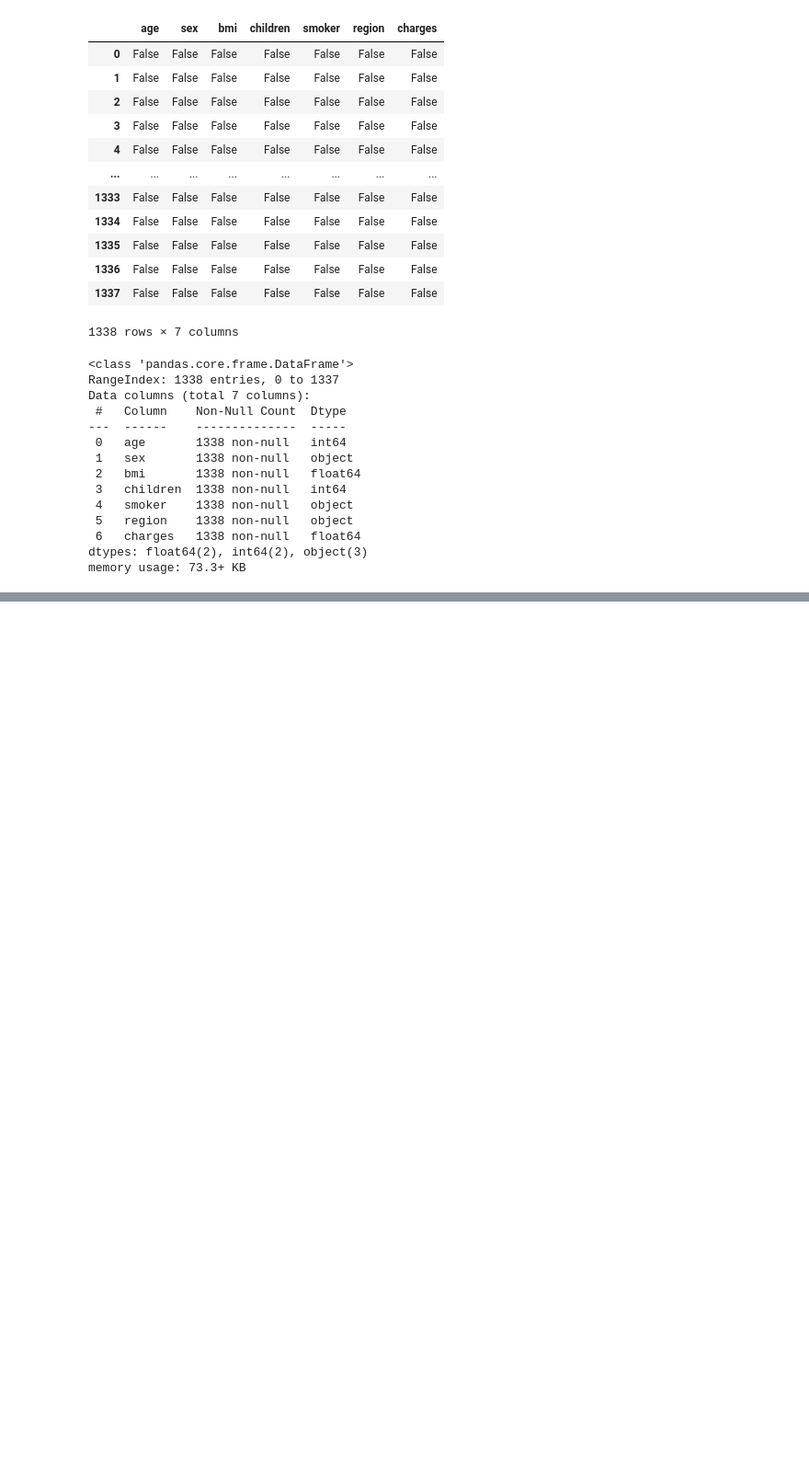
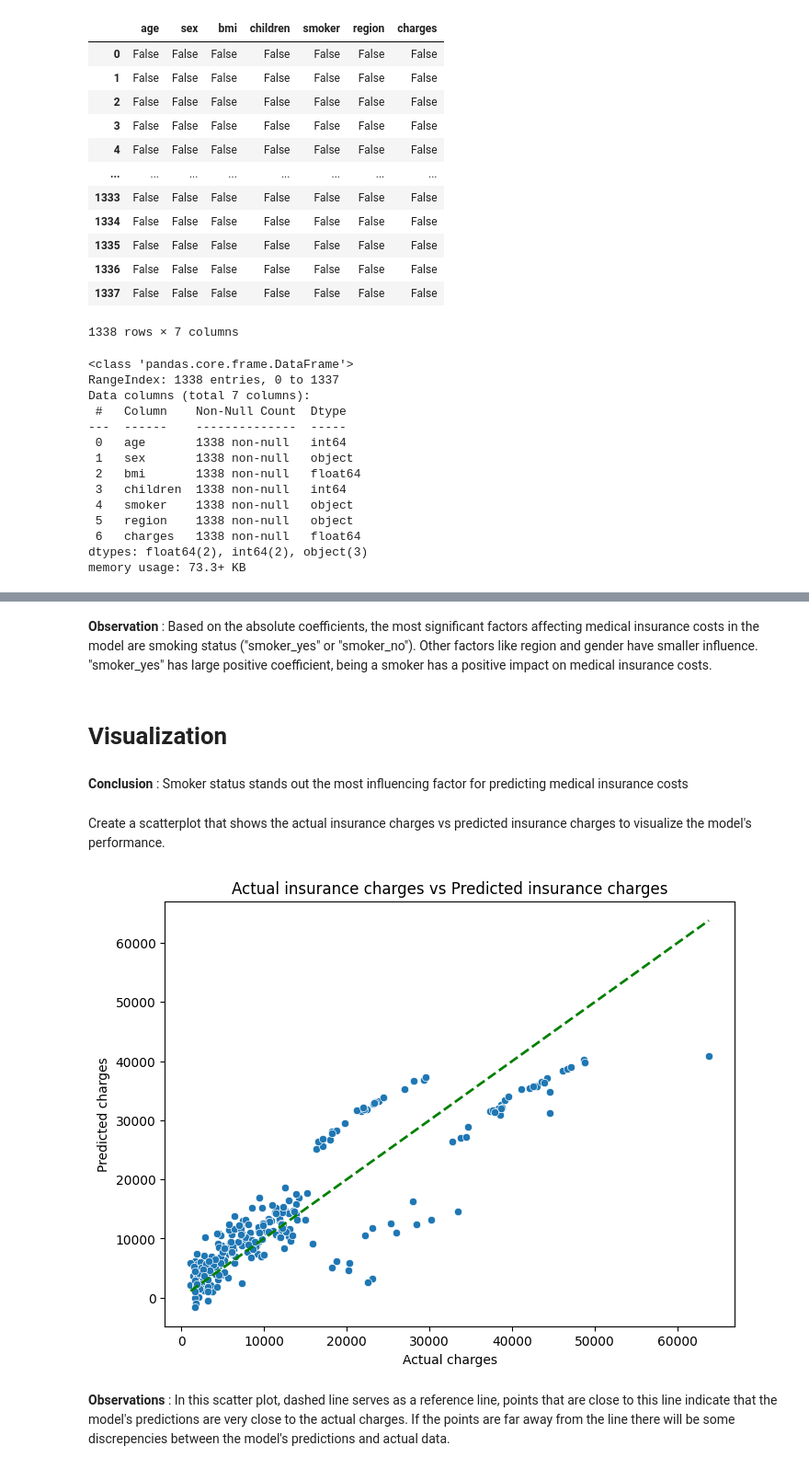
Before and after one commit to badrinarayanan02/machine_learning, a Jupyter notebook: 2348507_lab6.ipynb, the cells around one changed output, grey strips where cells are left out. Shown: that part at 92% size. Cells and saved outputs as stored; diff of their text form; code cells hidden in the pictures; blank space fills up the shorter version.

Commit message:
Linear regression model to predict the medical insurance costs

```diff
--- a/2348507_lab6.ipynb
+++ b/2348507_lab6.ipynb
@@ -90,0 +70,3 @@ df
+# %%
+X = df_encoded.drop('charges',axis=1)
+y = df_encoded['charges']
@@ -90,0 +75,2 @@ df
+# %%
+X_train,X_test,y_train,y_test = train_test_split(X,y,test_size=0.2,random_state=42)
@@ -90,0 +79,3 @@ df
+# %%
+model = LinearRegression()
+model.fit(X_train,y_train)
@@ -90,0 +86,3 @@ df
+# %%
+y_pred = model.predict(X_test)
+y_pred
@@ -90,0 +169,21 @@ df
+# %% [markdown]
+**Observation** : Based on the absolute coefficients, the most significant factors affecting medical insurance costs in the model are smoking status ("smoker_yes" or "smoker_no"). Other factors like region and gender have smaller influence.
+"smoker_yes" has large positive coefficient, being a smoker has a positive impact on medical insurance costs.
+# %% [markdown]
+# Visualization
+# %% [markdown]
+**Conclusion** : Smoker status stands out the most influencing factor for predicting medical insurance costs
+# %% [markdown]
+ Create a scatterplot that shows the actual insurance charges vs predicted insurance charges to visualize the model&#39;s performance.
+# %%
+plt.figure(figsize=(8,6))
+sns.scatterplot(x=y_test,y=y_pred)
+plt.title('Actual insurance charges vs Predicted insurance charges')
+plt.xlabel('Actual charges')
+plt.ylabel('Predicted charges')
+plt.plot([y_test.min(),y_test.max()],[y_test.min(),y_test.max()],linestyle='--',color='green',linewidth = 2)
+plt.show()
+# %% [output]
+[figure, added]
+# %% [markdown]
+**Observations** : In this scatter plot, dashed line serves as a reference line, points that are close to this line indicate that the model's predictions are very close to the actual charges. If the points are far away from the line there will be some discrepencies between the model's predictions and actual data.
```
Also changed, not shown: parts of 20 cells of this notebook.
